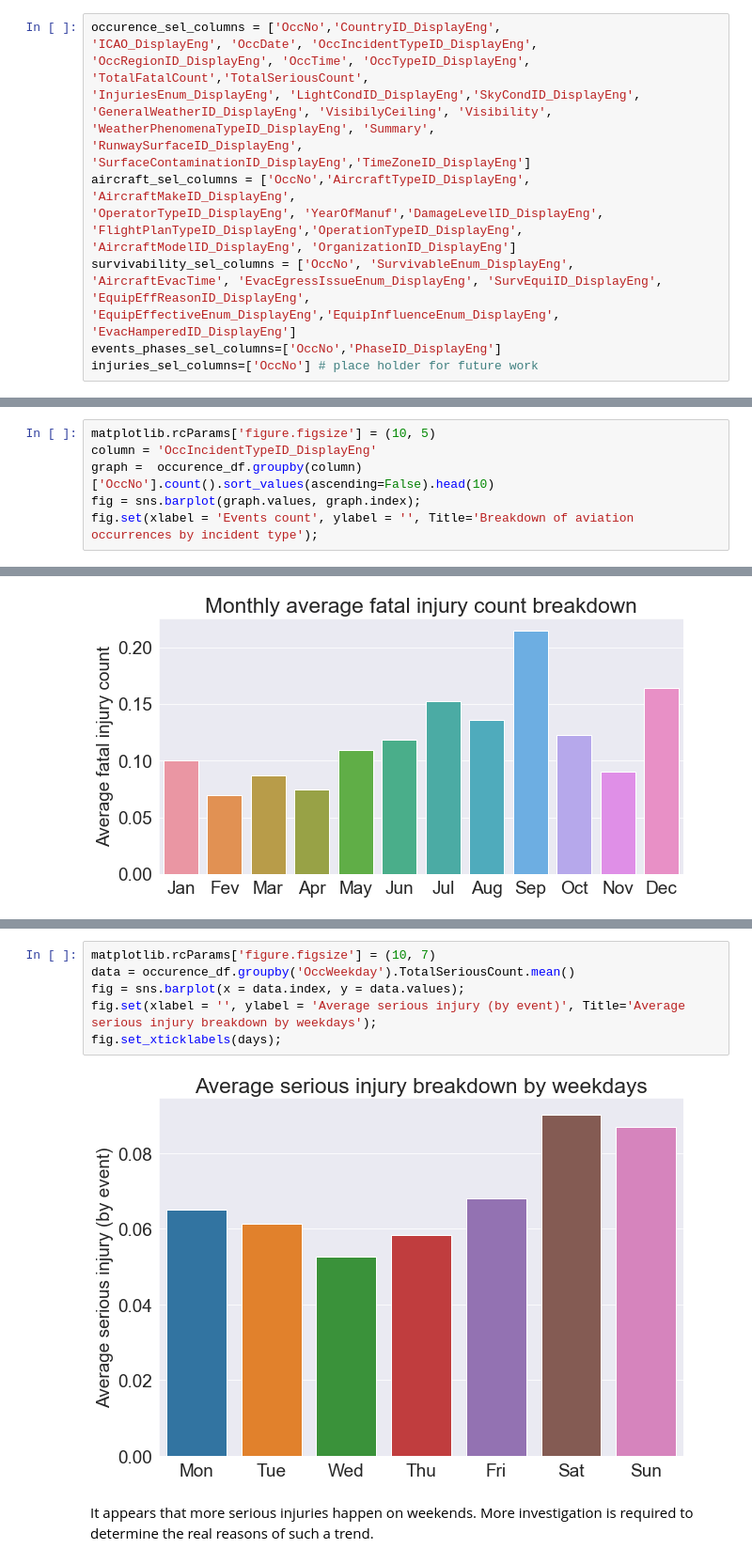
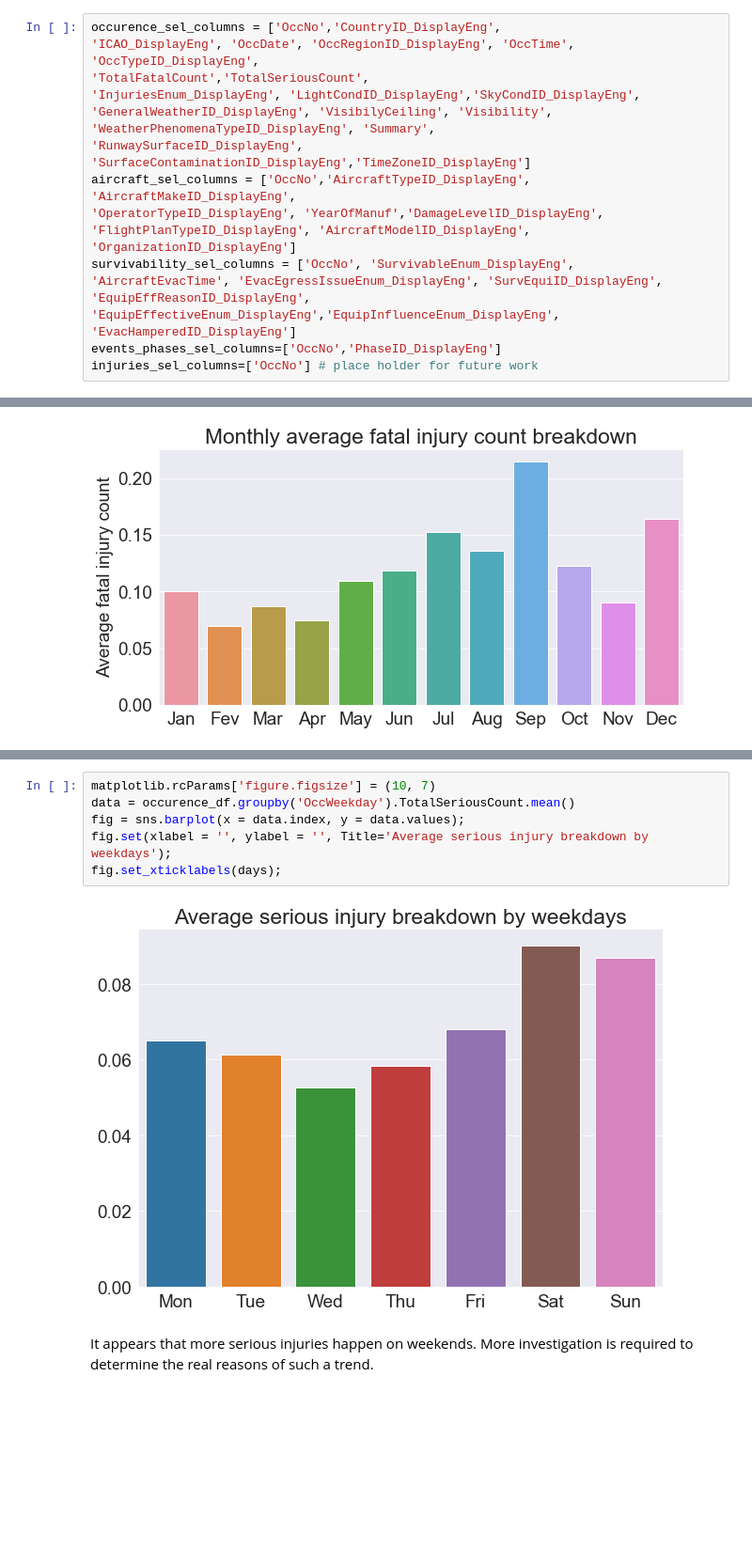
Before and after one commit to zaitrik/canadian_aviation, a Jupyter notebook: canadian_aviation.ipynb, the cells around one changed output, grey strips where cells are left out. Shown at 94% size. Saved outputs shown, nothing was run; the diff lists cells and outputs as text; blank space fills up the shorter version.

```diff
--- a/canadian_aviation.ipynb
+++ b/canadian_aviation.ipynb
@@ -98,12 +106,12 @@ After looking into the files, I've decided to keep the following columns/files f
 # %%
 occurence_sel_columns = ['OccNo','CountryID_DisplayEng',
-'ICAO_DisplayEng', 'OccDate', 'OccIncidentTypeID_DisplayEng', 'OccRegionID_DisplayEng', 'OccTime', 'OccTypeID_DisplayEng',
+'ICAO_DisplayEng', 'OccDate', 'OccRegionID_DisplayEng', 'OccTime', 'OccTypeID_DisplayEng',
 'TotalFatalCount','TotalSeriousCount',
 'InjuriesEnum_DisplayEng', 'LightCondID_DisplayEng','SkyCondID_DisplayEng',
 'GeneralWeatherID_DisplayEng', 'VisibilyCeiling', 'Visibility', 'WeatherPhenomenaTypeID_DisplayEng', 'Summary',
 'RunwaySurfaceID_DisplayEng', 'SurfaceContaminationID_DisplayEng','TimeZoneID_DisplayEng']
 aircraft_sel_columns = ['OccNo','AircraftTypeID_DisplayEng', 'AircraftMakeID_DisplayEng',
-'OperatorTypeID_DisplayEng', 'YearOfManuf','DamageLevelID_DisplayEng', 'FlightPlanTypeID_DisplayEng','OperationTypeID_DisplayEng', 'AircraftModelID_DisplayEng', 'OrganizationID_DisplayEng']
+'OperatorTypeID_DisplayEng', 'YearOfManuf','DamageLevelID_DisplayEng', 'FlightPlanTypeID_DisplayEng', 'AircraftModelID_DisplayEng', 'OrganizationID_DisplayEng']
 survivability_sel_columns = ['OccNo', 'SurvivableEnum_DisplayEng', 'AircraftEvacTime', 'EvacEgressIssueEnum_DisplayEng', 'SurvEquiID_DisplayEng', 'EquipEffReasonID_DisplayEng', 'EquipEffectiveEnum_DisplayEng','EquipInfluenceEnum_DisplayEng', 'EvacHamperedID_DisplayEng']
 events_phases_sel_columns=['OccNo','PhaseID_DisplayEng']
 injuries_sel_columns=['OccNo'] # place holder for future work
@@ -285,6 +286,0 @@ Next, we look at the incident type breakdown (as defined by Transportation Safet
-# %%
-matplotlib.rcParams['figure.figsize'] = (10, 5)
-column = 'OccIncidentTypeID_DisplayEng'
-graph =  occurence_df.groupby(column)['OccNo'].count().sort_values(ascending=False).head(10)
-fig = sns.barplot(graph.values, graph.index);
-fig.set(xlabel = 'Events count', ylabel = '', Title='Breakdown of aviation occurrences by incident type');
@@ -435,10 +422,10 @@ Ther is an interesting relationship between the average number of serious injuri
 # %%
 matplotlib.rcParams['figure.figsize'] = (10, 7)
 data = occurence_df.groupby('OccWeekday').TotalSeriousCount.mean()
 fig = sns.barplot(x = data.index, y = data.values);
-fig.set(xlabel = '', ylabel = 'Average serious injury (by event)', Title='Average serious injury breakdown by weekdays');
+fig.set(xlabel = '', ylabel = '', Title='Average serious injury breakdown by weekdays');
 fig.set_xticklabels(days);
 # %% [output]
-[figure, old version]
+[figure, new version]
 # %% [markdown]
 It appears that more serious injuries happen on weekends. More investigation is required to determine the real reasons of such a trend.
```
Also changed, not shown: parts of 79 cells of this notebook.
